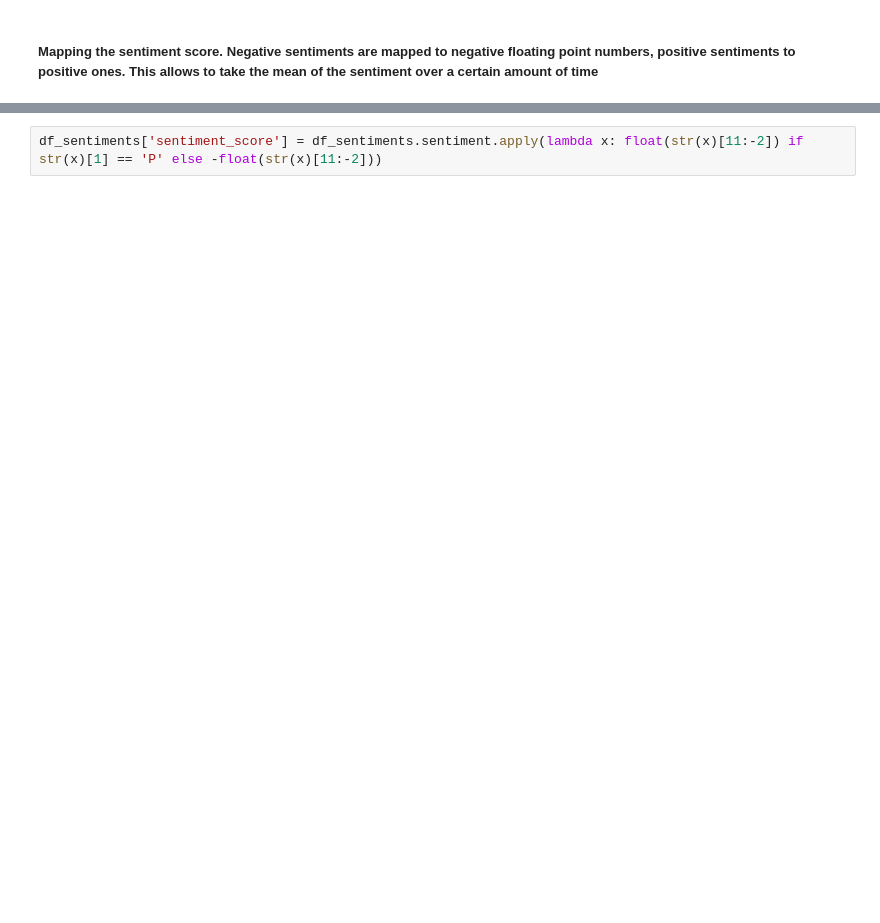
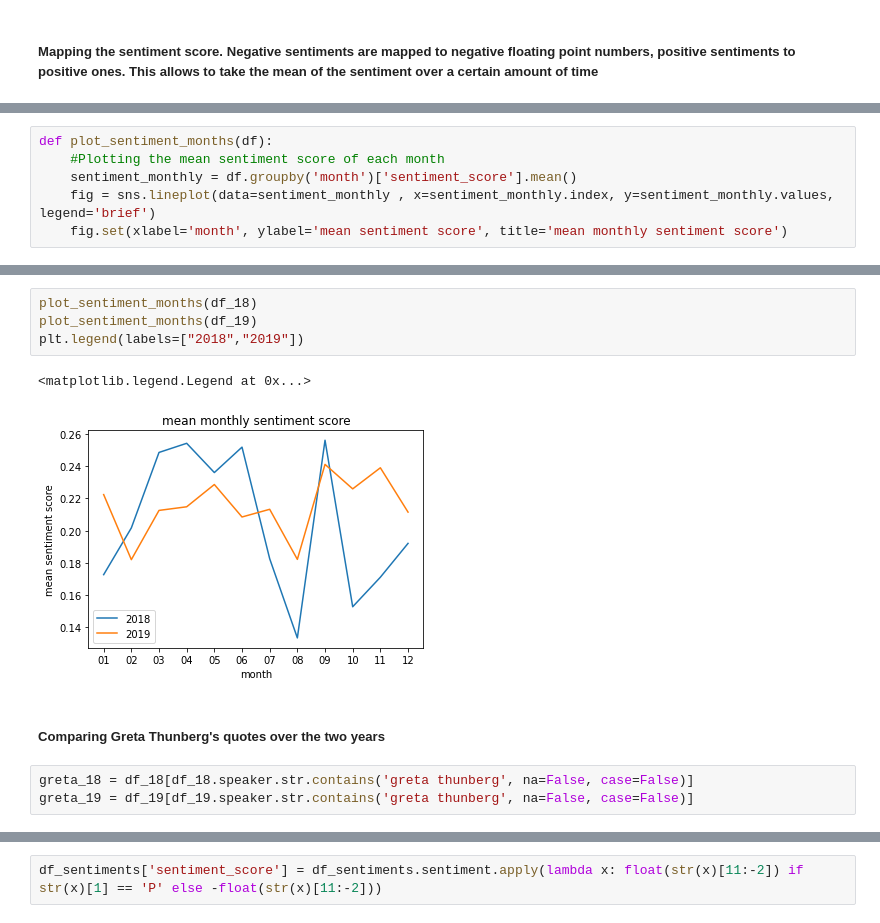
Before and after one commit to epfl-ada/ada-2021-project-hach, a Jupyter notebook: Flair_2.ipynb, the cells around one changed output, grey strips where cells are left out. Drawn from its saved outputs; the diff is of its cells as text; blank space fills up the shorter version.

```diff
--- a/Flair_2.ipynb
+++ b/Flair_2.ipynb
@@ -17,0 +67,6 @@ df_sentiments = pd.read_pickle('data/climate_df_sentiments_2018.pkl')
+# %%
+def plot_sentiment_months(df):
+    #Plotting the mean sentiment score of each month
+    sentiment_monthly = df.groupby('month')['sentiment_score'].mean()
+    fig = sns.lineplot(data=sentiment_monthly , x=sentiment_monthly.index, y=sentiment_monthly.values, legend='brief')
+    fig.set(xlabel='month', ylabel='mean sentiment score', title='mean monthly sentiment score')
@@ -17,0 +100,12 @@ df_sentiments = pd.read_pickle('data/climate_df_sentiments_2018.pkl')
+# %%
+plot_sentiment_months(df_18)
+plot_sentiment_months(df_19)
+plt.legend(labels=["2018","2019"])
+# %% [output]
+<matplotlib.legend.Legend at 0x...>
+[figure, added]
+# %% [markdown]
+##### Comparing Greta Thunberg's quotes over the two years
+# %%
+greta_18 = df_18[df_18.speaker.str.contains('greta thunberg', na=False, case=False)]
+greta_19 = df_19[df_19.speaker.str.contains('greta thunberg', na=False, case=False)]
```
Also changed, not shown: parts of 63 cells of this notebook, 4 other files.
